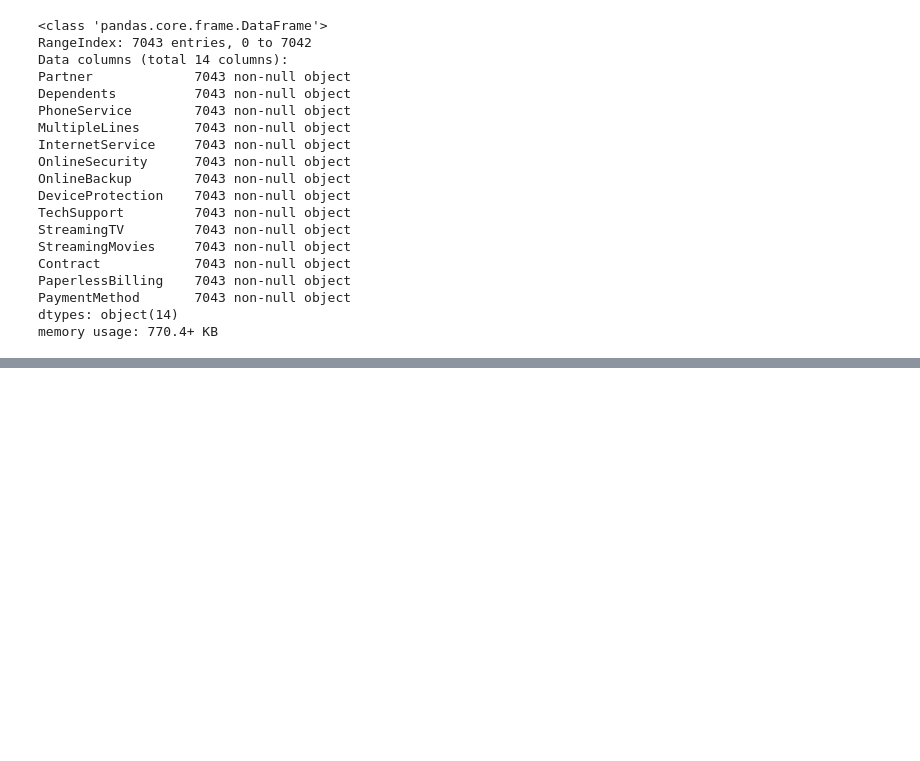
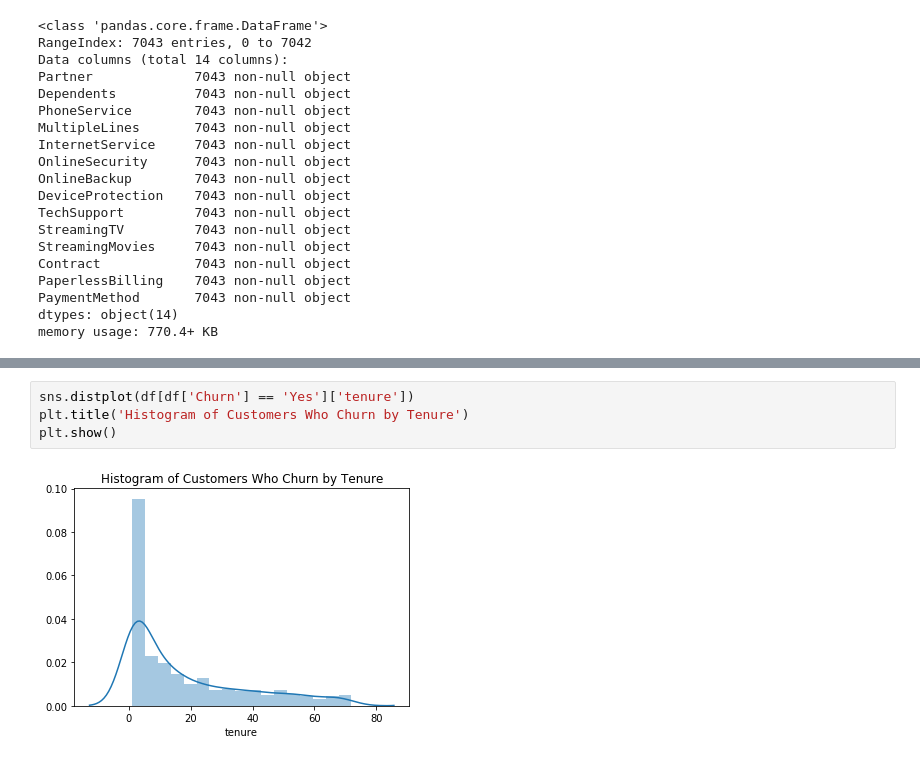
Before and after one commit to grantaguinaldo/mlnd-capstone, a Jupyter notebook: working/mlnd-capstone.ipynb, the cells around one changed output, grey strips where cells are left out. Drawn from its saved outputs; the diff is of its cells as text; blank space fills up the shorter version.

```diff
--- a/working/mlnd-capstone.ipynb
+++ b/working/mlnd-capstone.ipynb
@@ -310,0 +318,6 @@ memory usage: 770.4+ KB
+# %%
+sns.distplot(df[df['Churn'] == 'Yes']['tenure'])
+plt.title('Histogram of Customers Who Churn by Tenure')
+plt.show()
+# %% [output]
+[figure, added]
```
Also changed, not shown: parts of 7 cells of this notebook.
